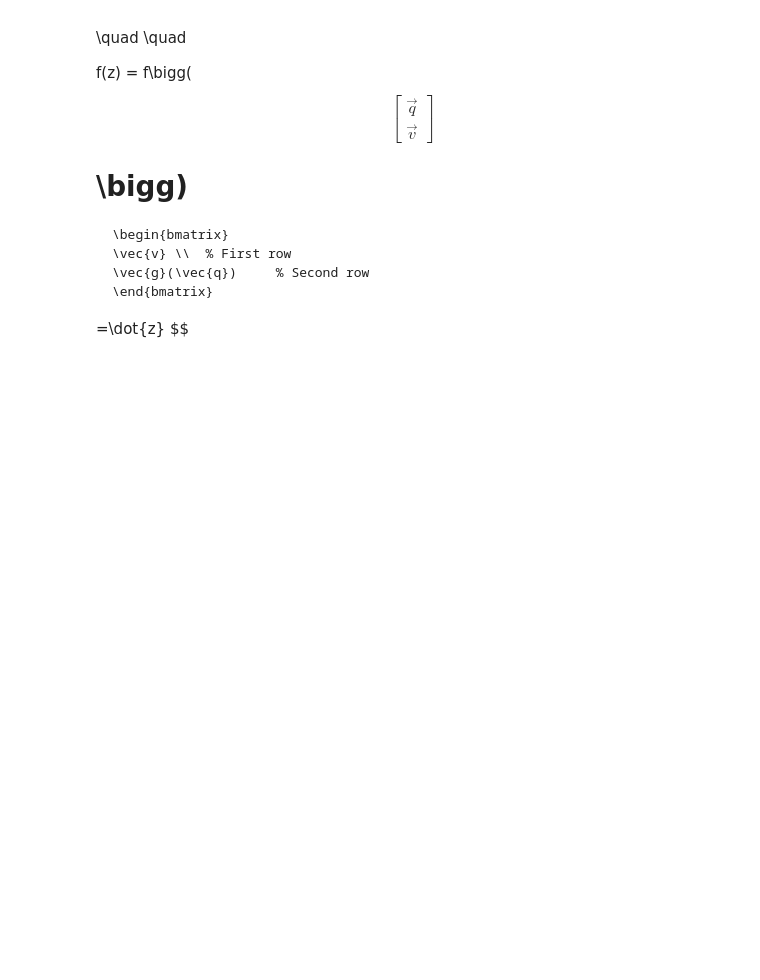
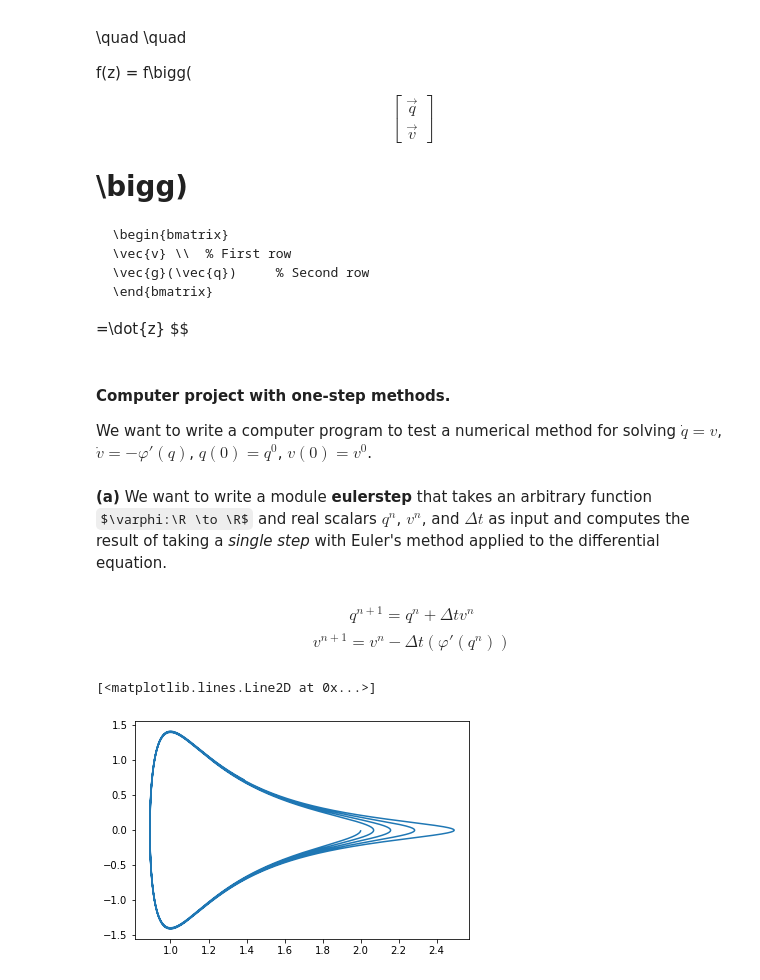
Before and after one commit to radish09/Aadhu-Tries-to-Code, a Jupyter notebook: other_simulations/one_step_methods.ipynb, the cells around one changed output. Cells and saved outputs as stored; diff of their text form; code cells hidden in the pictures; some formulas as TeX source; blank space fills up the shorter version.

```diff
--- a/other_simulations/one_step_methods.ipynb
+++ b/other_simulations/one_step_methods.ipynb
@@ -7,5 +5,3 @@ Here, we will primarily be following "Simulating Hamiltonian Mechanics" by Leimk
-# %%
-def eulerstep(phi_function, q_n, v_n, dt):
 # %% [markdown]
 ### Lennard-Jones oscillator
 # %% [markdown]
@@ -104,3 +100,11 @@ f(z) = f\bigg(
 
 =\dot{z}
 $$
+# %% [markdown]
+#### Computer project with one-step methods.
+We want to write a computer program to test a numerical method for solving $\dot{q} = v$, $\dot{v} = -\varphi ' (q)$, $q(0) = q^0$, $v(0) = v^0$.
+# %% [markdown]
+**(a)** We want to write a module **eulerstep** that takes an arbitrary function $\varphi:\R \to \R$ and real scalars $q^n$, $v^n$, and $\Delta t$ as input and computes the result of taking a *single step* with Euler's method applied to the differential equation.
+# %% [markdown]
+$$q^{n+1} = q^n + \Delta t v^n$$
+$$v^{n+1} = v^n - \Delta t (\varphi ' (q^n))$$
@@ -106,0 +290,14 @@ $$
+# %%
+phi = lambda x : x**(-12) - 2*x**(-6)
+
+
+
+# Q, V, T, E = stepper(phi, 2.0, -0.01, 0.001, 10000, "rk4step")
+Q, V, T, E = stepper_fast(phi, 2.0, -0.01, 0.0001, 500000, "eulerstep")
+# %%
+import matplotlib.pyplot as plt
+
+plt.plot(Q, V)
+# %% [output]
+[<matplotlib.lines.Line2D at 0x...>]
+[figure, added]
```
Also changed, not shown: parts of 16 cells of this notebook, 25 other files.
